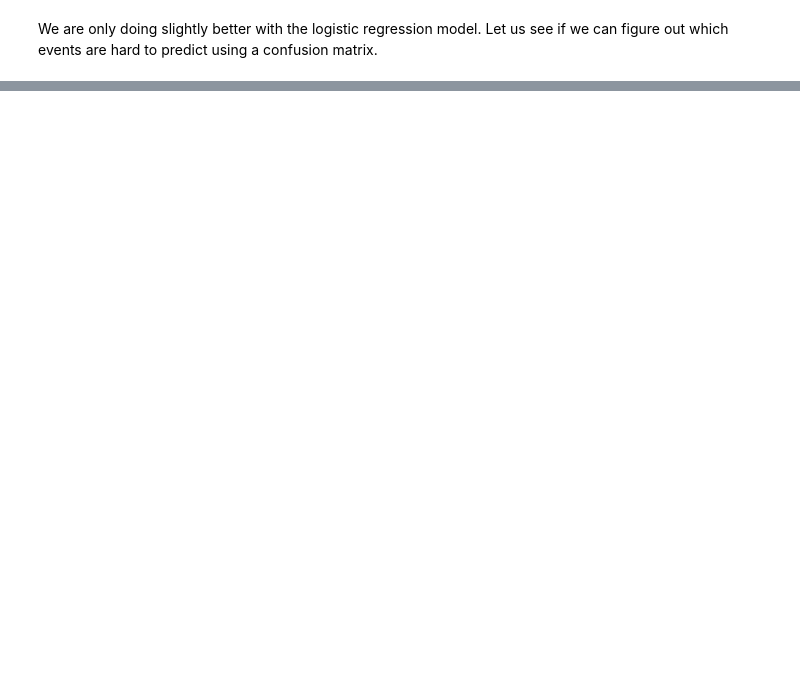
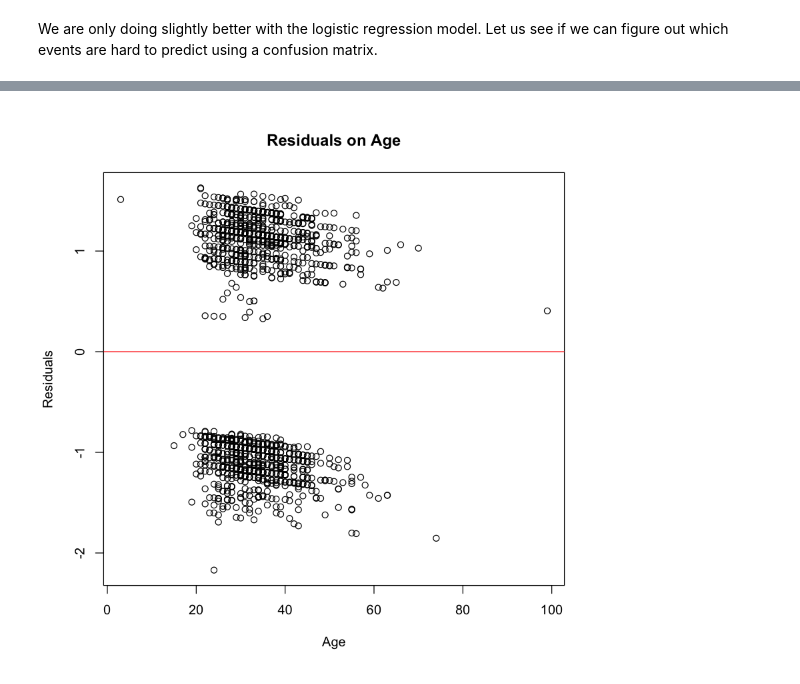
Before and after one commit to PLBMR/mentalHealthDataAnalysis, a Jupyter notebook: osmiMentalHealthInTech/analysis/modelSelection.ipynb, the cells around one changed output, grey strips where cells are left out. Saved outputs shown, nothing was run; the diff lists cells and outputs as text; code cells hidden in the pictures; blank space fills up the shorter version.

```diff
--- a/osmiMentalHealthInTech/analysis/modelSelection.ipynb
+++ b/osmiMentalHealthInTech/analysis/modelSelection.ipynb
@@ -169,0 +270,8 @@ Number of Fisher Scoring iterations: 12
+# %%
+#plot residuals on age
+resids = residuals(initialMod.logr)
+plot(mainFrame$age,resids,xlab = "Age",ylab = "Residuals",
+     main = "Residuals on Age")
+abline(0,0,col = "red")
+# %% [output]
+[figure, added]
```
Also changed, not shown: parts of 46 cells of this notebook, 3 other files.
